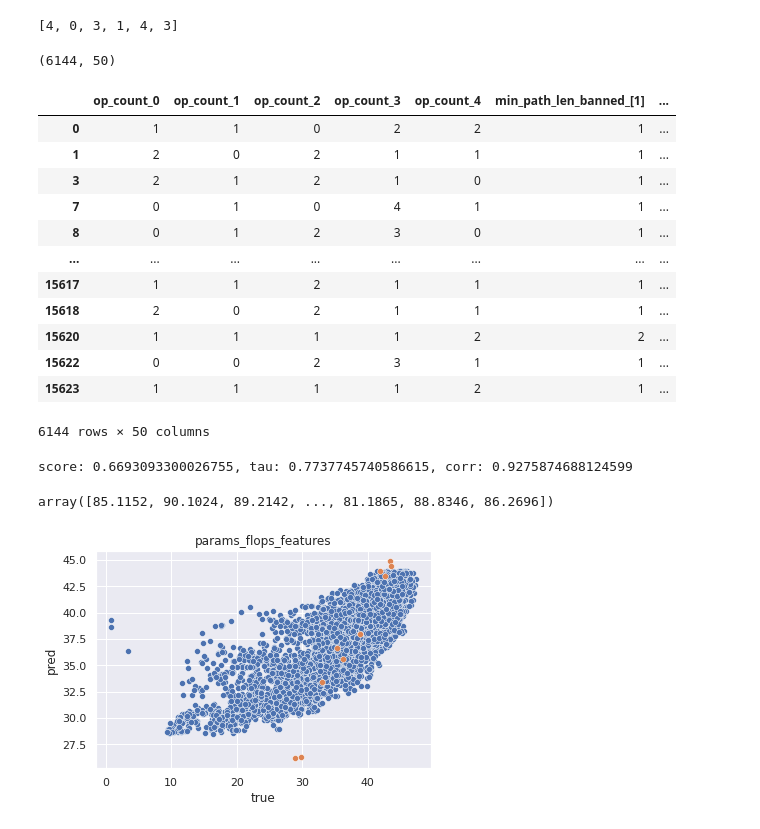
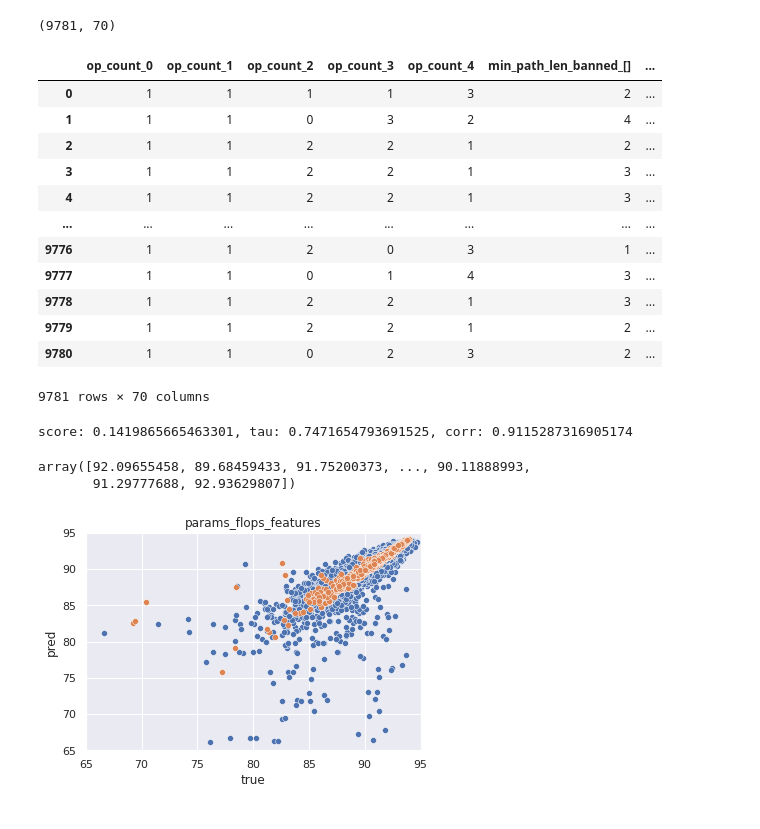
Before and after one commit to gabikadlecova/zc_combine, a Jupyter notebook: features/nb101.ipynb, the cells around one changed output. Drawn from its saved outputs; the diff is of its cells as text; code cells hidden in the pictures.

```diff
--- a/features/nb101.ipynb
+++ b/features/nb101.ipynb
@@ -31,5 +31,5 @@ AttributeError: 'numpy.ndarray' object has no attribute 'edges'
 # %%
-features = ['op_count', 'min_path_len', 'max_op_on_path', 'node_degree']
+features = ['op_count', 'min_path_len', 'max_op_on_path', 'node_degree', 'num_paths']
 dataset = pd.concat([feature_dataset[f] for f in features], axis=1)
 dataset['val_accs'] = data['val_accs']
 dataset
@@ -53,14 +53,14 @@ import matplotlib.pyplot as plt
 import seaborn as sns
 sns.set()
 
-plot_df = feature_dataset['node_degree'].copy()
+plot_df = feature_dataset['num_paths'].copy()
 plot_df['val_accs'] = data['val_accs']
 
 import os
 #os.mkdir('tmp')
 
-for c in plot_df.columns:
-    if c == 'val_accs':
+for i, c in enumerate(plot_df.columns):
+    if i > 5 or c == 'val_accs':
         continue
     plt.figure()
     sns.scatterplot(data=plot_df, x='val_accs', y=c)
@@ -84,7 +71,0 @@ for c in plot_df.columns:
-# %%
-edges = list(edge_map.keys())
-
-dataset_raw = {i: [n[1][e] for e in edges] for i, n in nets.items()}
-dataset_raw[0]
-# %% [output]
-[4, 0, 3, 1, 4, 3]
@@ -112,20 +90,20 @@ full_data, full_y = get_dataset(feature_dataset, data, features, ['flops', 'para
 print(full_data.shape)
 full_data
 # %% [output]
-(6144, 50)
+(9781, 70)
-|  | op_count_0 | op_count_1 | op_count_2 | op_count_3 | op_count_4 | min_path_len_banned_[1] | ... |
-| 0 | 1 | 1 | 0 | 2 | 2 | 1 | ... |
-| 1 | 2 | 0 | 2 | 1 | 1 | 1 | ... |
-| 3 | 2 | 1 | 2 | 1 | 0 | 1 | ... |
-| 7 | 0 | 1 | 0 | 4 | 1 | 1 | ... |
-| 8 | 0 | 1 | 2 | 3 | 0 | 1 | ... |
+|  | op_count_0 | op_count_1 | op_count_2 | op_count_3 | op_count_4 | min_path_len_banned_[] | ... |
+| 0 | 1 | 1 | 1 | 1 | 3 | 2 | ... |
+| 1 | 1 | 1 | 0 | 3 | 2 | 4 | ... |
+| 2 | 1 | 1 | 2 | 2 | 1 | 2 | ... |
+| 3 | 1 | 1 | 2 | 2 | 1 | 3 | ... |
+| 4 | 1 | 1 | 2 | 2 | 1 | 3 | ... |
 | ... | ... | ... | ... | ... | ... | ... | ... |
-| 15617 | 1 | 1 | 2 | 1 | 1 | 1 | ... |
-| 15618 | 2 | 0 | 2 | 1 | 1 | 1 | ... |
-| 15620 | 1 | 1 | 1 | 1 | 2 | 2 | ... |
-| 15622 | 0 | 0 | 2 | 3 | 1 | 1 | ... |
-| 15623 | 1 | 1 | 1 | 1 | 2 | 1 | ... |
+| 9776 | 1 | 1 | 2 | 0 | 3 | 1 | ... |
+| 9777 | 1 | 1 | 0 | 1 | 4 | 3 | ... |
+| 9778 | 1 | 1 | 2 | 2 | 1 | 3 | ... |
+| 9779 | 1 | 1 | 2 | 2 | 1 | 2 | ... |
+| 9780 | 1 | 1 | 0 | 2 | 3 | 2 | ... |
-6144 rows × 50 columns
+9781 rows × 70 columns
 # %%
 import numpy as np
 from scipy.stats import kendalltau, spearmanr
@@ -179,12 +157,15 @@ for ts in [100, 200, 1000]:
             print_means(res)
             print()
 # %%
-ts = 100
+ts = 1000
 seed = 45
+
+add_low_net = False
+low_idx = 1571
 
 all_proxies = False
 prox_to_include = []
-prox_to_include = ['jacov', 'fisher']
+prox_to_include = ['fisher']
 with_features = True
 
 features = ['op_count', 'min_path_len', 'max_op_on_path', 'node_degree']
@@ -197,24 +178,34 @@ prox_list = proxy_cols if all_proxies else def_proxlist
 fd, fy = get_dataset(feature_dataset, data, feat_list, prox_list)
 train_X, test_X, train_y, test_y = get_splits(fd, fy, train_size=ts, seed=seed)
 
+if add_low_net:
+    train_X.loc[low_idx] = test_X.loc[low_idx]
+    train_y.loc[low_idx] = test_y.loc[low_idx]
+    test_X.drop(low_idx, inplace=True)
+    test_y.drop(low_idx, inplace=True)
+
 rfs, res = eval_rf(train_X, test_X, train_y, test_y, n_times=5)
 print_means(res)
 rf_fitted = rfs[0]
 preds = rf_fitted.predict(fd)
 preds
 # %% [output]
-score: 0.6693093300026755, tau: 0.7737745740586615, corr: 0.9275874688124599
+score: 0.1419865665463301, tau: 0.7471654793691525, corr: 0.9115287316905174
-array([85.1152, 90.1024, 89.2142, ..., 81.1865, 88.8346, 86.2696])
+array([92.09655458, 89.68459433, 91.75200373, ..., 90.11888993,
+       91.29777688, 92.93629807])
 # %%
 trainpreds = rf_fitted.predict(train_X)
 # %%
 sns.scatterplot(data=pd.DataFrame({'pred': preds, 'true': fy}), x='true', y='pred')
 sns.scatterplot(data=pd.DataFrame({'pred': trainpreds, 'true': train_y}), x='pred', y='true')
 #plt.ylim(70, 95)
 
+plt.xlim(65, 95)
+plt.ylim(65, 95)
+
 plt_name = f"{'all_proxies' if all_proxies else 'params_flops'}_{'features' if with_features else 'no_features'}"
 plt.title(plt_name)
 #plt.savefig(f"tmp/{plt_name}.png")
 plt.show()
 # %% [output]
-[figure, old version]
+[figure, new version]
```
Also changed, not shown: parts of 28 cells of this notebook, 4 other files.
